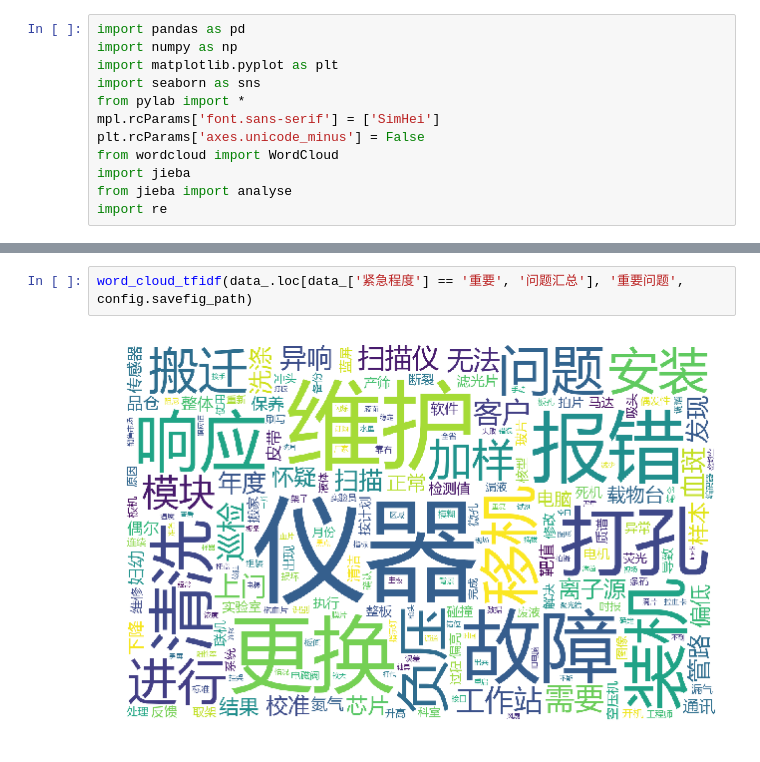
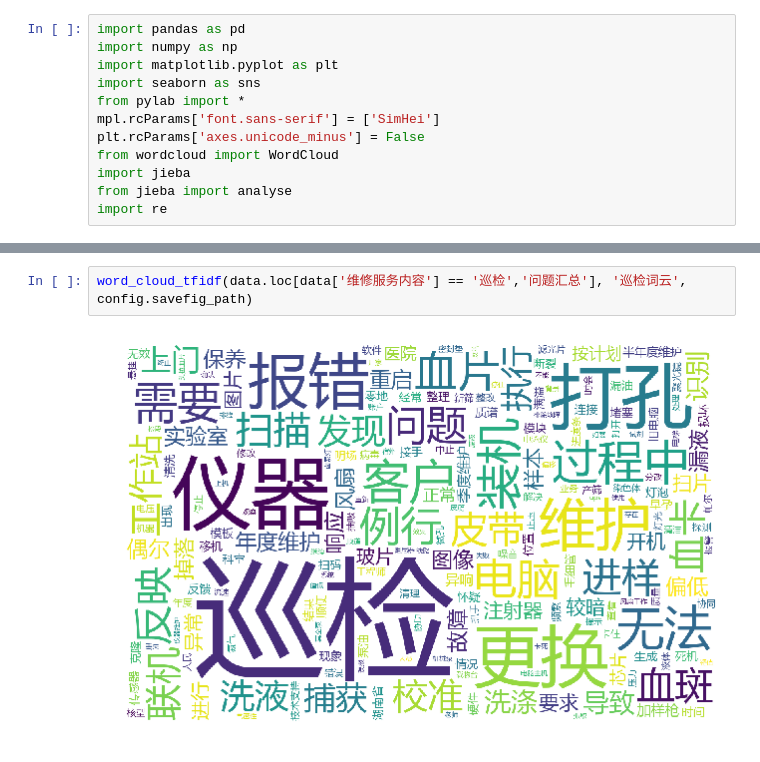
Before and after one commit to clouwer/nlpnotebook, a Jupyter notebook: projects/Biosan-service-upgrade-2019/ipy/data_preprocess.ipynb, the cells around one changed output, grey strips where cells are left out. Saved outputs shown, nothing was run; the diff lists cells and outputs as text.

```diff
--- a/projects/Biosan-service-upgrade-2019/ipy/data_preprocess.ipynb
+++ b/projects/Biosan-service-upgrade-2019/ipy/data_preprocess.ipynb
@@ -541,5 +573,5 @@ word_cloud_tfidf(data.loc[data['紧急程度'] == '紧急', '问题汇总'], '
 # %%
-word_cloud_tfidf(data_.loc[data_['紧急程度'] == '重要', '问题汇总'], '重要问题', config.savefig_path)
+word_cloud_tfidf(data.loc[data['维修服务内容'] == '巡检','问题汇总'], '巡检词云', config.savefig_path)
 # %% [output]
-[figure, old version]
+[figure, new version]
 # %%
```
Also changed, not shown: parts of 27 cells of this notebook, 9 other files.
